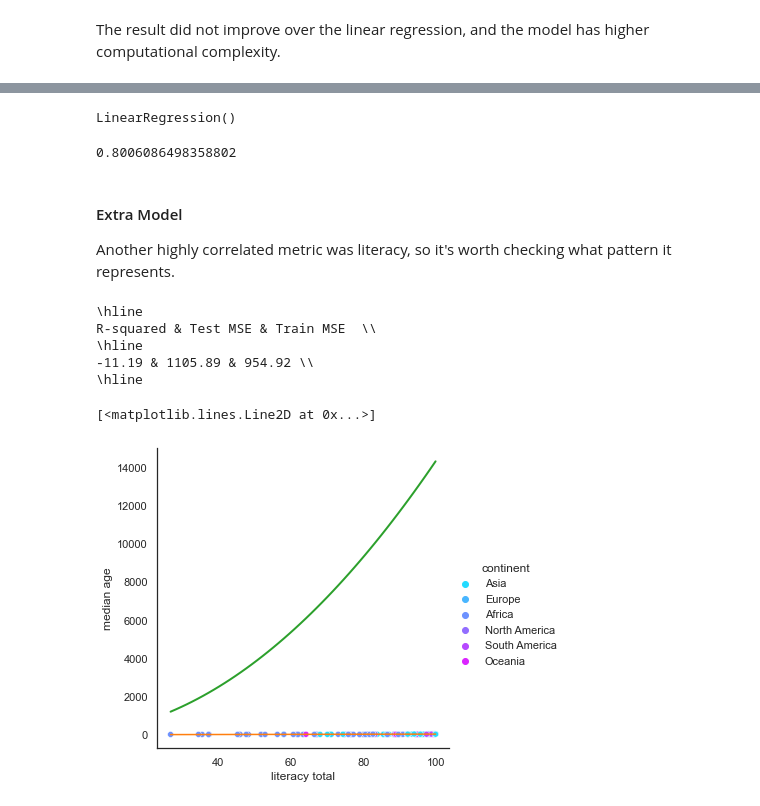
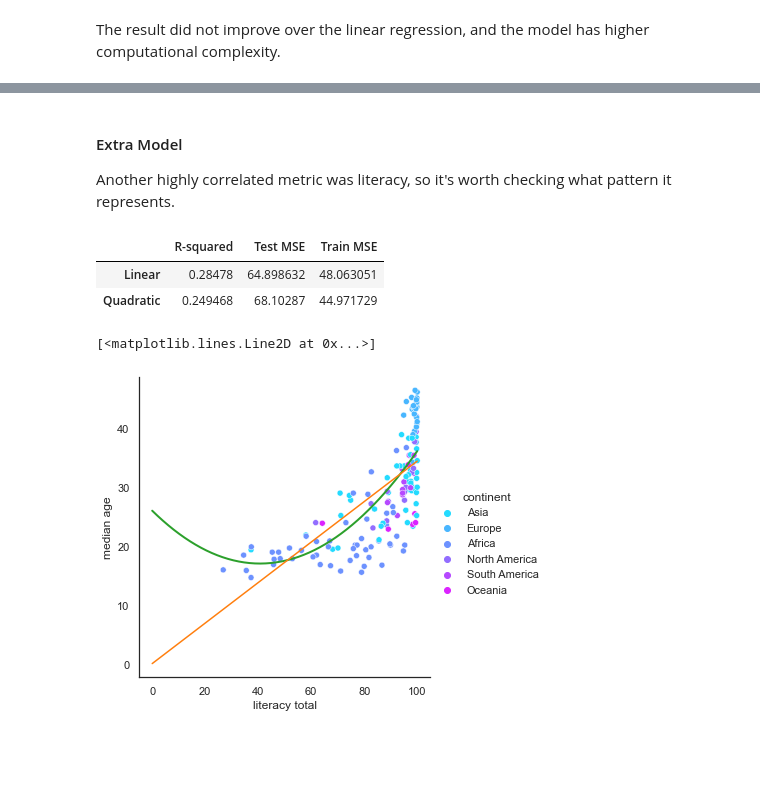
Before and after one commit to farqlia/WorldCountriesProject, a Jupyter notebook: notebooks/Analysis Of Median Age.ipynb, the cells around one changed output, grey strips where cells are left out. Cells and saved outputs as stored; diff of their text form; code cells hidden in the pictures; blank space fills up the shorter version.

```diff
--- a/notebooks/Analysis Of Median Age.ipynb
+++ b/notebooks/Analysis Of Median Age.ipynb
@@ -694,7 +696,7 @@ tuned_params = [{'kernel': ['linear'], 'C': [0.01, 0.1, 1, 10, 100]},
 grid_search = GridSearchCV(SVR(), tuned_params, scoring='neg_mean_squared_error',
                            verbose=3)
 
-grid_search.fit(X_train_prepared, y_train)
+grid_search.fit(X_train_prepared_svr, y_train)
 # %% [output]
 Fitting 5 folds for each of 95 candidates, totalling 475 fits
 [CV 1/5] END ...........C=0.01, kernel=linear;, score=-29.574 total time=   0.0s
@@ -739,5 +736,0 @@ Now we'll fit linear regression with lasso regularization. This regularization t
-# %%
-from sklearn.linear_model import Lasso
-
-lasso_reg = Lasso(alpha=0.1)
-lasso_reg.fit(X_train_prepared, y_train)
@@ -811,9 +736,0 @@ plt.scatter(X_test_pca[:, 0], X_test_pca[:, 1])
-# %%
-lin_reg_pca = LinearRegression()
-lin_reg_pca.fit(X_train_pca, y_train)
-# %% [output]
-LinearRegression()
-# %%
-lin_reg_pca.score(X_test_pca, y_test)
-# %% [output]
-0.8006086498358802
@@ -831,30 +745,31 @@ degree = 2
 X_train_one_feature = X_train_prepared[:, feature_index]
 X_test_one_feature = X_test_prepared[:, feature_index]
 
+one_feature_lin_reg_model = LinearRegression()
+one_feature_lin_reg_model.fit(X_train_one_feature.reshape(-1, 1), y_train)
+
 poly_model = PolyRegression(degree)
 poly_model.fit(X_train_one_feature.reshape(-1, 1), y_train)
 # %%
-print_for_latex_table_perf(compute_performance_df(X_train_one_feature, y_train, X_test_one_feature,
-                       y_test, [one_feature_lin_reg_model], ['Linear']))
+compute_performance_df(X_train_one_feature, y_train, X_test_one_feature,
+                       y_test, [one_feature_lin_reg_model, poly_model], ['Linear', 'Quadratic'])
 # %% [output]
-\hline
-R-squared & Test MSE & Train MSE  \\
-\hline
--11.19 & 1105.89 & 954.92 \\
-\hline
+|  | R-squared | Test MSE | Train MSE |
+| Linear | 0.28478 | 64.898632 | 48.063051 |
+| Quadratic | 0.249468 | 68.10287 | 44.971729 |
 # %%
 cmap = colormaps['ocean']
 
 g = sns.relplot(data=country_metrics, x='literacy total',
             y=median_age, hue=country_continents.continent,
             palette='cool')
 
-x = np.linspace(df_x.loc[:, feature_name].min(), df_x.loc[:, feature_name].max(), 50)
+x = np.linspace(0, 100, 50)
 
-plt.plot(x, poly_model.predict(np.array(x).reshape(-1, 1)), color='tab:green',
-              linewidth=2.0, label=f'polynomial={poly_model.degree}')
+plt.plot(x, poly_model.predict(x.reshape(-1, 1)), color='tab:green',
+             linewidth=2.0, label=f'polynomial={poly_model.degree}')
 plt.plot(x, one_feature_lin_reg_model.predict(x.reshape(-1, 1)),
-         color='tab:orange', label='linear')
+        color='tab:orange', label='linear')
 # %% [output]
 [<matplotlib.lines.Line2D at 0x...>]
-[figure, old version]
+[figure, new version]
```
Also changed, not shown: parts of 23 cells of this notebook, 4 other files.
